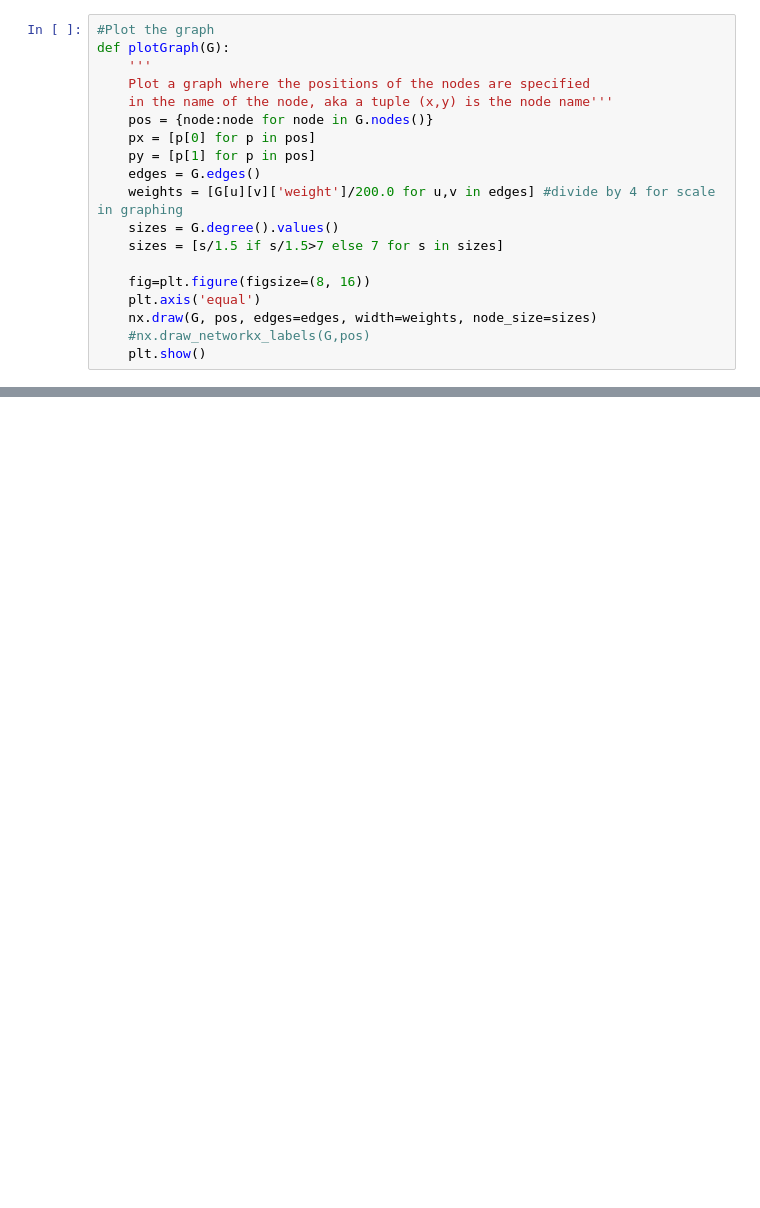
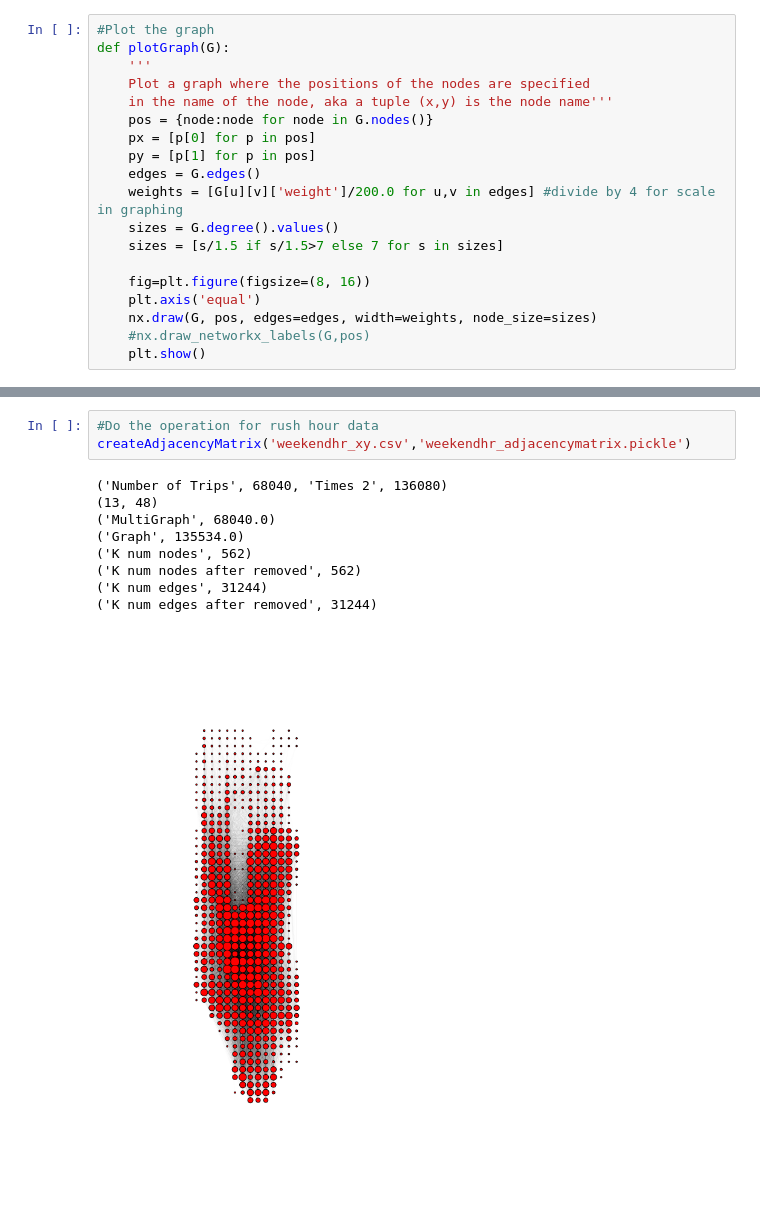
Before and after one commit to jgilles23/CEE245_FinalProject, a Jupyter notebook: XYToAdjacencyMatrix.ipynb, the cells around one changed output, grey strips where cells are left out. Saved outputs shown, nothing was run; the diff lists cells and outputs as text; blank space fills up the shorter version.

```diff
--- a/XYToAdjacencyMatrix.ipynb
+++ b/XYToAdjacencyMatrix.ipynb
@@ -122,0 +120,13 @@ print(K2.nodes()[0:10])
+# %%
+#Do the operation for rush hour data
+createAdjacencyMatrix('weekendhr_xy.csv','weekendhr_adjacencymatrix.pickle')
+# %% [output]
+('Number of Trips', 68040, 'Times 2', 136080)
+(13, 48)
+('MultiGraph', 68040.0)
+('Graph', 135534.0)
+('K num nodes', 562)
+('K num nodes after removed', 562)
+('K num edges', 31244)
+('K num edges after removed', 31244)
+[figure, added]
```
Also changed, not shown: parts of 6 cells of this notebook, 3 other files.
